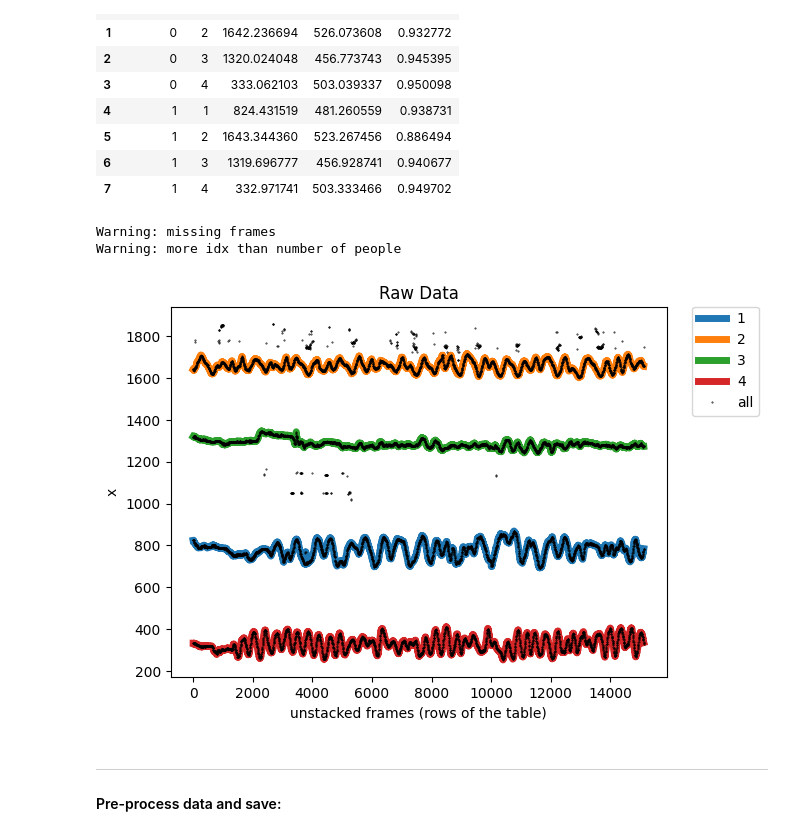
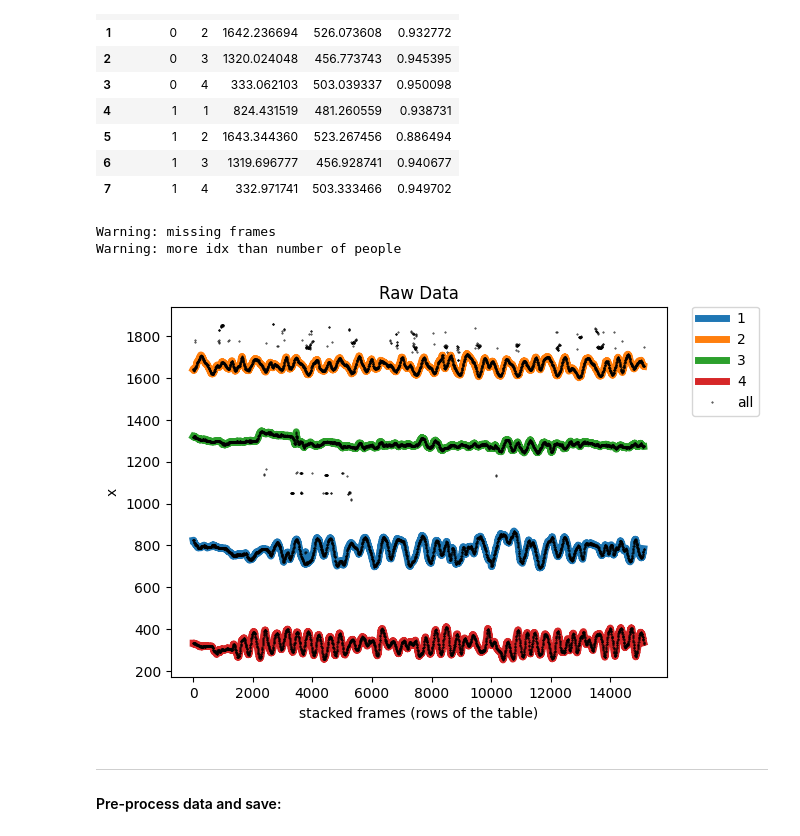
Before and after one commit to juigmend/python-miscellaneous, a Jupyter notebook: Pre-processing_AlphaPose_Output_DEMO.ipynb, the cells around one changed output. Saved outputs shown, nothing was run; the diff lists cells and outputs as text; code cells hidden in the pictures.

```diff
--- a/Pre-processing_AlphaPose_Output_DEMO.ipynb
+++ b/Pre-processing_AlphaPose_Output_DEMO.ipynb
@@ -79,37 +80,37 @@ data_red_df.head(n_ppl*2)
 # %%
 # Inspect raw data:
 
-fps = 24 # <---
 sel_axis = 'x' # <---
 
-#t_range = [0,fps*16] # <--- time range to plot in frames (fps*seconds = frames)
-t_range = [0,data_red_df.image_id.max()] # <--- time range to plot in frames (fps*seconds = frames)
+# fps = 29.97 # <---
+# t_range = [0,fps*16] # <--- time range to display in frames (fps*seconds = frames)
+t_range = [0,data_red_df.image_id.max()] # <--- time range to display in frames (fps*seconds = frames)
 
 n_frames = []
 legend = []
 idx_range = range(1,n_ppl+1)
 for i in idx_range:
     data_red_slice_df = data_red_df[sel_axis][  (data_red_df.idx == i)
                                               & (data_red_df.image_id >= t_range[0])
                                               & (data_red_df.image_id < t_range[1])  ]
     data_red_slice_df.plot(linewidth=5)
     legend.append(i)
     n_frames.append(len(data_red_slice_df))
 data_red_df[sel_axis].plot(marker = '.', linestyle='none', markersize = 0.8, color='k')
 plt.legend(legend+['all'],loc='upper right', bbox_to_anchor=(1.2, 1.02))
 plt.title('Raw Data')
-plt.xlabel('unstacked frames (rows of the table)')
+plt.xlabel('stacked frames (rows of the table)')
 plt.ylabel(sel_axis)
 
 if (sum(n_frames)/n_ppl) != 1:
     print('Warning: missing frames')
 
 if (data_red_df.idx.max()) != n_ppl:
     print('Warning: more idx than number of people')
 # %% [output]
 Warning: missing frames
 Warning: more idx than number of people
-[figure, old version]
+[figure, new version]
 # %% [markdown]
 ***
 #### Pre-process data and save:
```
Also changed, not shown: parts of 3 cells of this notebook.
